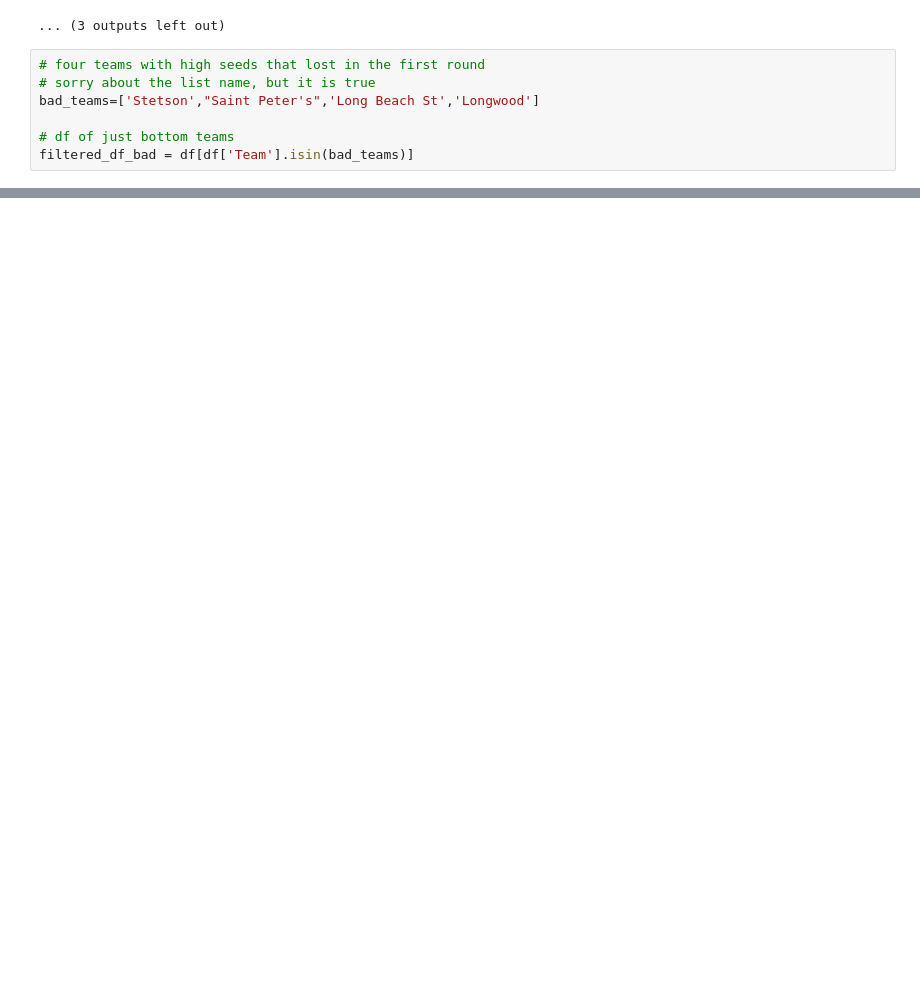
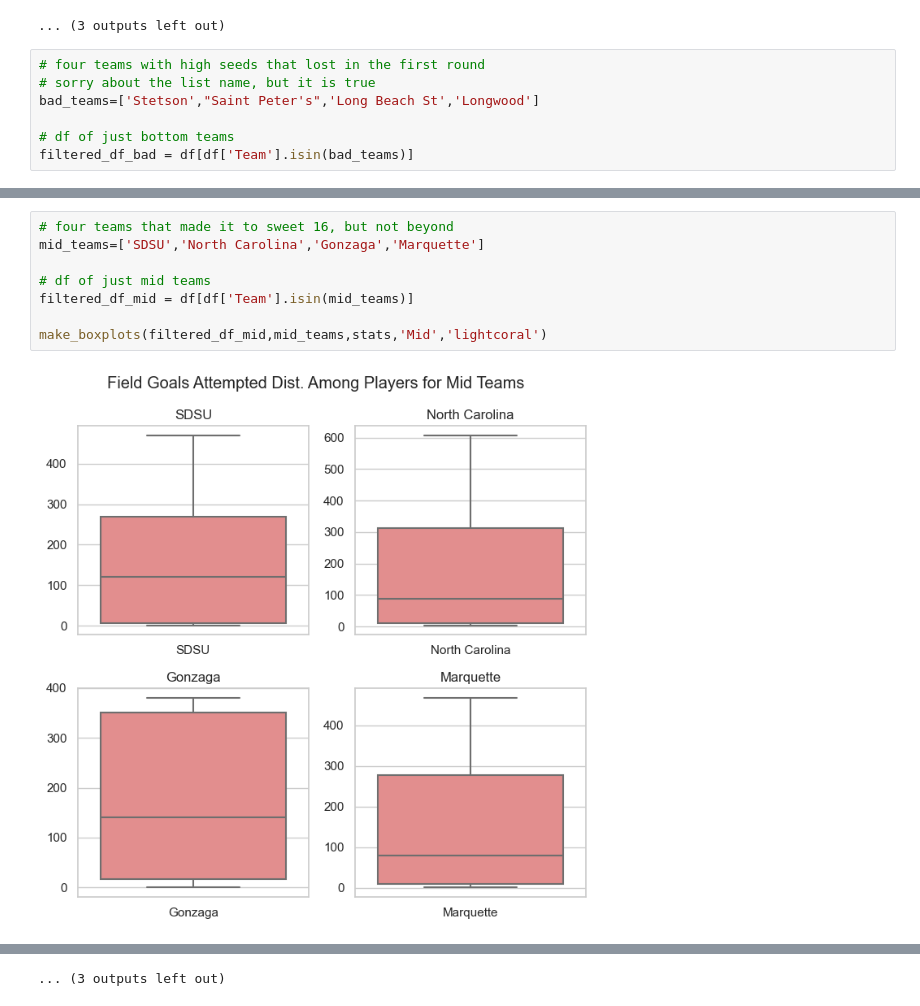
Before and after one commit to ariellerabin/march-madness, a Jupyter notebook: march.ipynb, the cells around one changed output, grey strips where cells are left out. Drawn from its saved outputs; the diff is of its cells as text; blank space fills up the shorter version.

```diff
--- a/march.ipynb
+++ b/march.ipynb
@@ -176,3 +189,13 @@ make_boxplots(filtered_df_bad,bad_teams,stats,'Bottom')
 [figure]
 [figure]
 ... (3 outputs left out)
+# %%
+# four teams that made it to sweet 16, but not beyond
+mid_teams=['SDSU','North Carolina','Gonzaga','Marquette']
+
+# df of just mid teams
+filtered_df_mid = df[df['Team'].isin(mid_teams)]
+
+make_boxplots(filtered_df_mid,mid_teams,stats,'Mid','lightcoral')
+# %% [output]
+[figure, added]
@@ -179,3 +213,4 @@ make_boxplots(filtered_df_bad,bad_teams,stats,'Bottom')
+... (3 outputs left out)
 # %%
 # Set viz
 sns.set(style="whitegrid")
```
Also changed, not shown: parts of 6 cells of this notebook, 1 other file.
